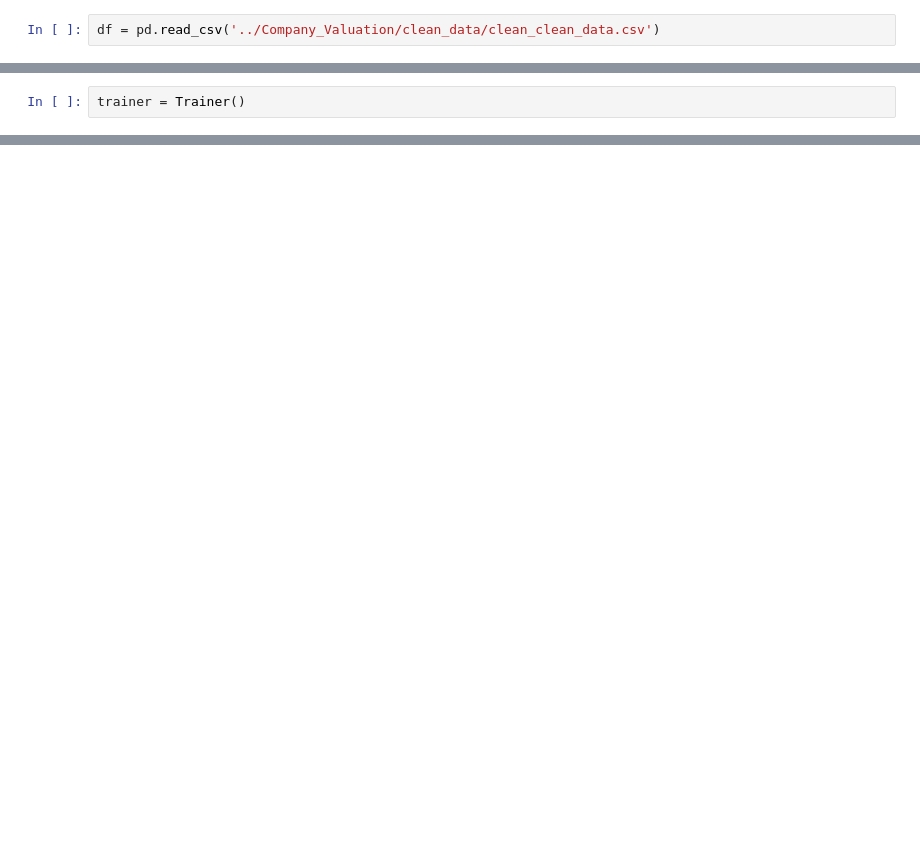
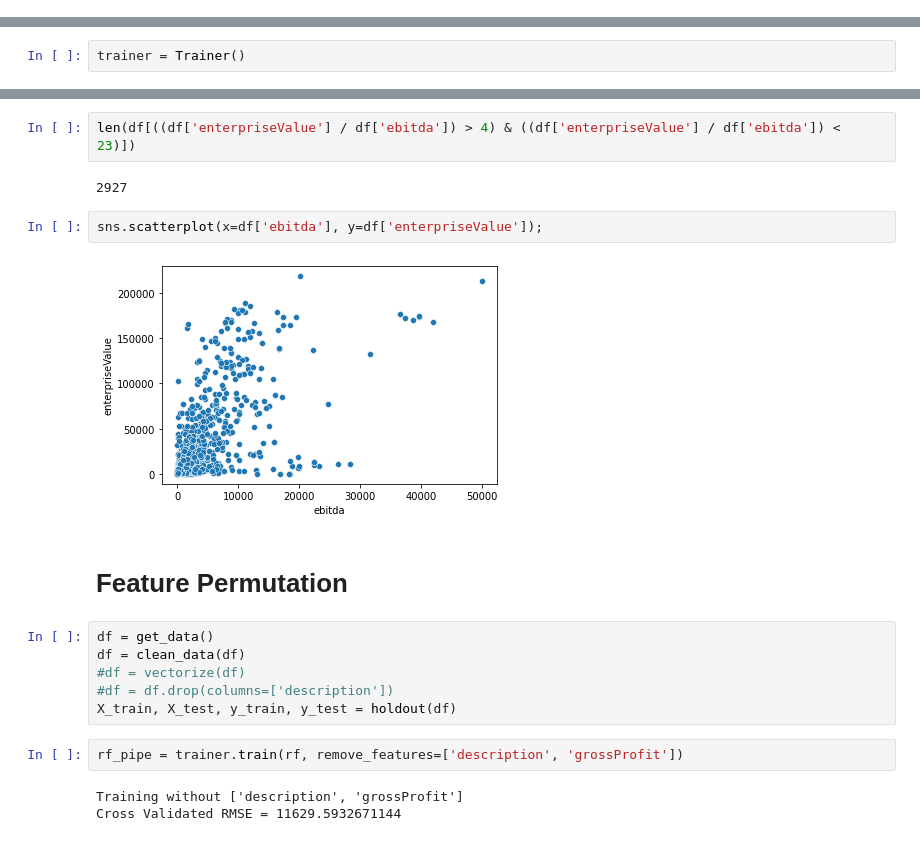
Before and after one commit to pierremstr/Company_Valuation, a Jupyter notebook: notebooks/HL_training.ipynb, the cells around one changed output, grey strips where cells are left out. Saved outputs shown, nothing was run; the diff lists cells and outputs as text; blank space fills up the shorter version.

Commit message:
Filtered data

```diff
--- a/notebooks/HL_training.ipynb
+++ b/notebooks/HL_training.ipynb
@@ -9,2 +10,0 @@ from Company_Valuation.trainer import Trainer
-# %%
-df = pd.read_csv('../Company_Valuation/clean_data/clean_clean_data.csv')
@@ -71,0 +212,21 @@ trainer.evaluate(pipe)
+# %%
+len(df[((df['enterpriseValue'] / df['ebitda']) > 4) & ((df['enterpriseValue'] / df['ebitda']) < 23)])
+# %% [output]
+2927
+# %%
+sns.scatterplot(x=df['ebitda'], y=df['enterpriseValue']);
+# %% [output]
+[figure, added]
+# %% [markdown]
+# Feature Permutation
+# %%
+df = get_data()
+df = clean_data(df)
+#df = vectorize(df)
+#df = df.drop(columns=['description'])
+X_train, X_test, y_train, y_test = holdout(df)
+# %%
+rf_pipe = trainer.train(rf, remove_features=['description', 'grossProfit'])
+# %% [output]
+Training without ['description', 'grossProfit']
+Cross Validated RMSE = 11629.5932671144
```
Also changed, not shown: parts of 41 cells of this notebook, 17 other files.
